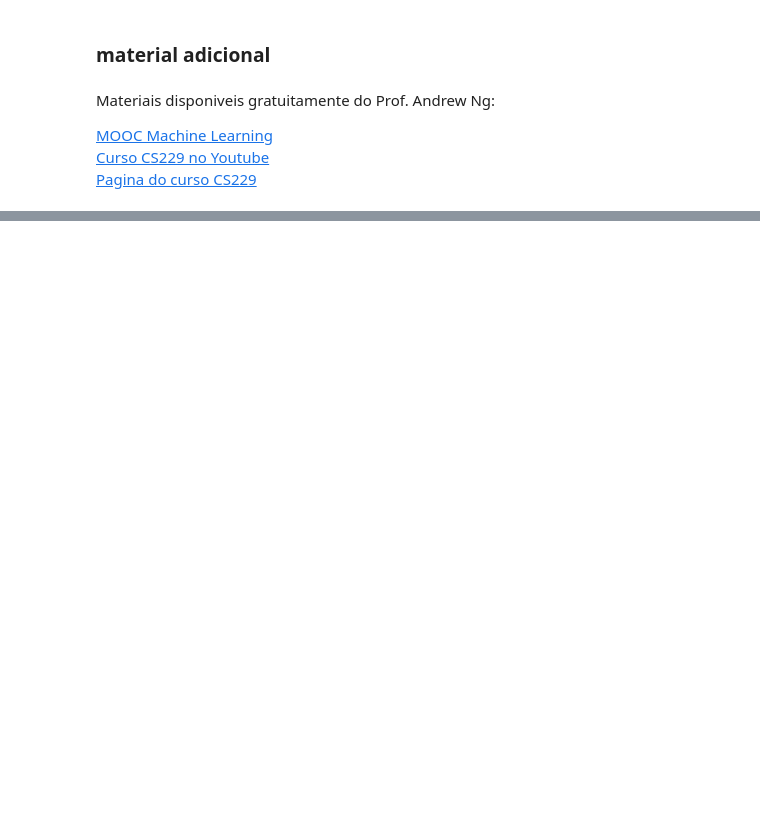
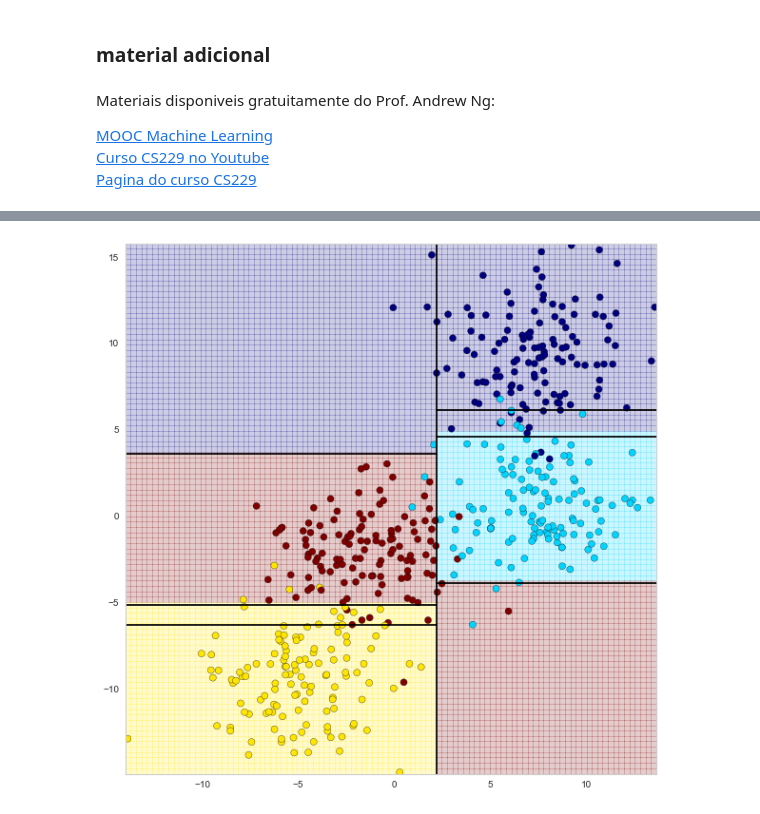
Before and after one commit to hitoshinagano/Locaweb_aulas, a Jupyter notebook: Aula_Parte2.ipynb, the cells around one changed output, grey strips where cells are left out. Saved outputs shown, nothing was run; the diff lists cells and outputs as text; code cells hidden in the pictures; blank space fills up the shorter version.

```diff
--- a/Aula_Parte2.ipynb
+++ b/Aula_Parte2.ipynb
@@ -474,0 +589,6 @@ Materiais disponiveis gratuitamente do Prof. Andrew Ng:
+# %%
+clf = DecisionTreeClassifier(max_depth=3, random_state=0)
+
+visualize_tree(clf, X, y)
+# %% [output]
+[figure, added]
```
Also changed, not shown: parts of 46 cells of this notebook.
